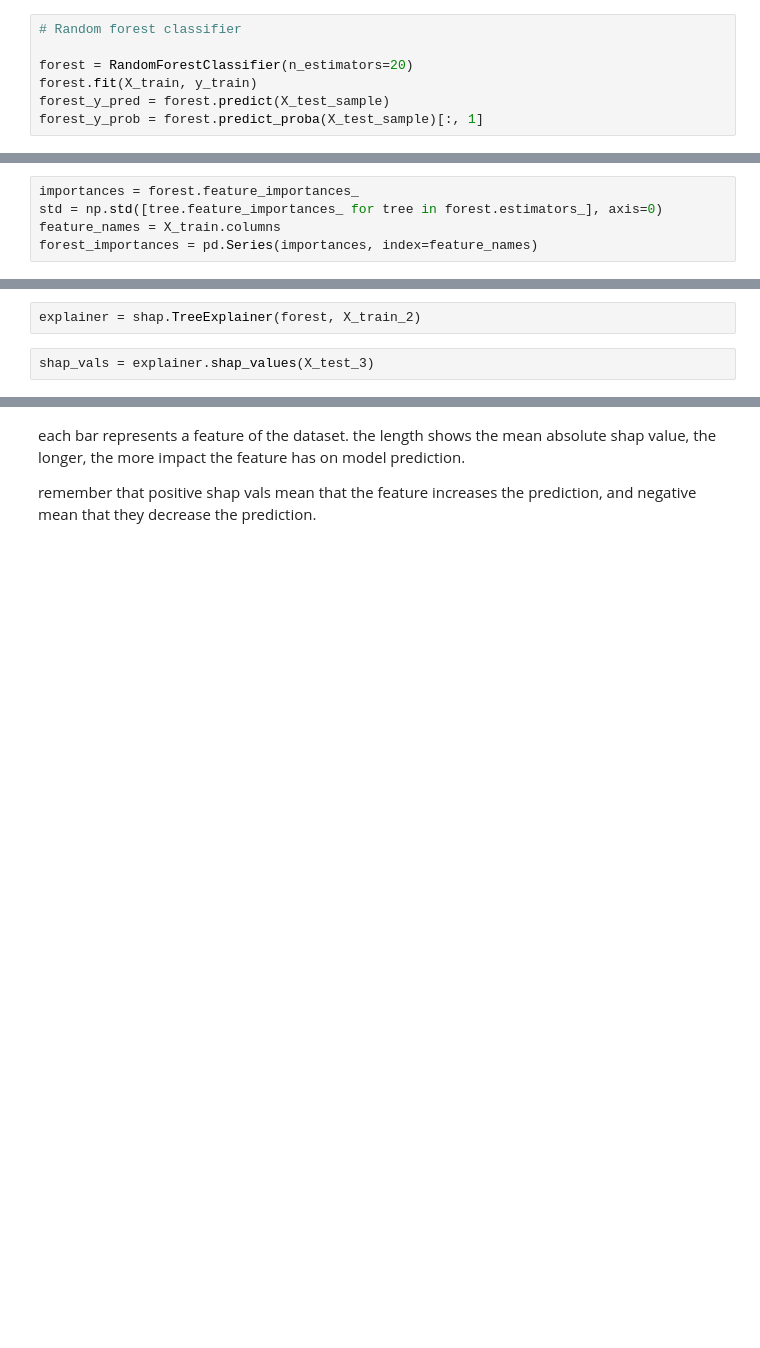
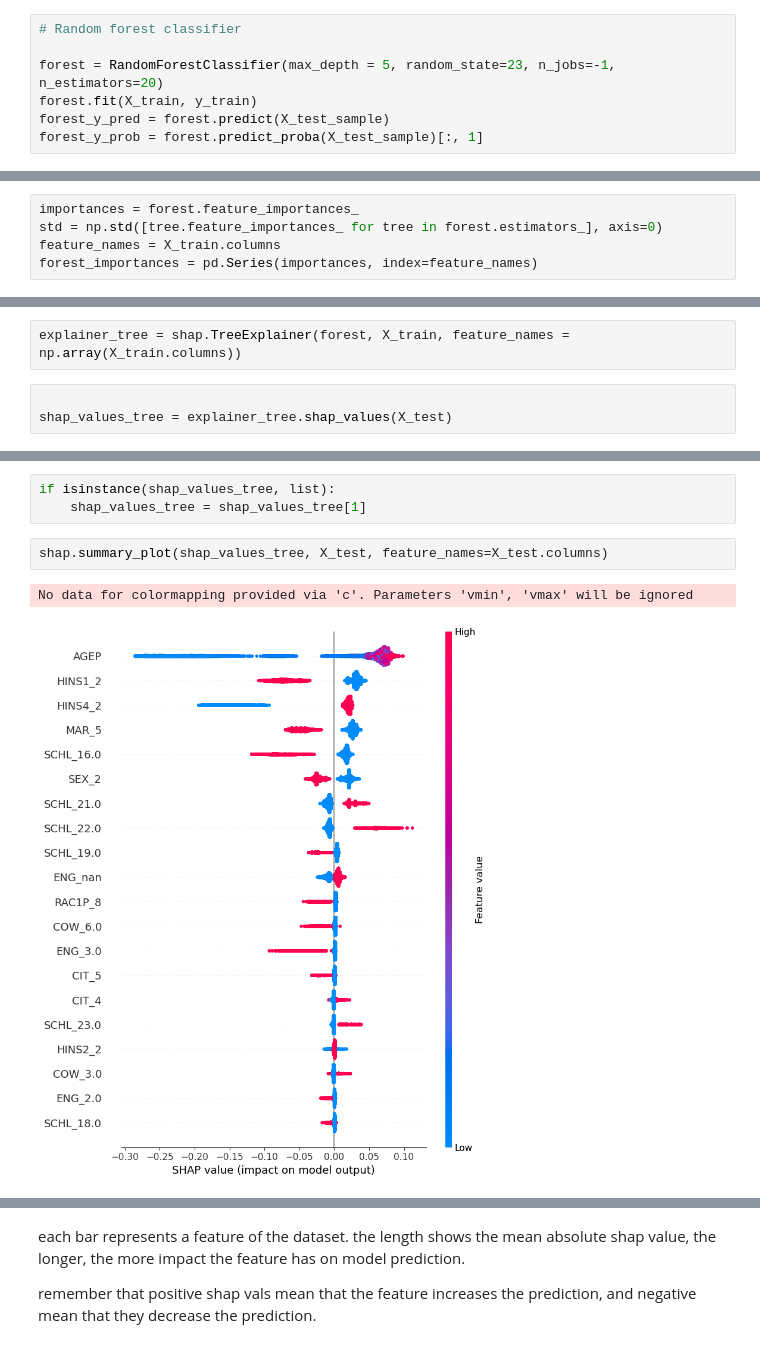
Before and after one commit to AlteaF/Algorithmic_Fairness_2025, a Jupyter notebook: ex4/afae24-exercise4.ipynb, the cells around one changed output, grey strips where cells are left out. Cells and saved outputs as stored; diff of their text form; blank space fills up the shorter version.

```diff
--- a/ex4/afae24-exercise4.ipynb
+++ b/ex4/afae24-exercise4.ipynb
@@ -151,7 +151,7 @@ shap.force_plot(shap_values[44], link="logit")
 # %%
 # Random forest classifier
 
-forest = RandomForestClassifier(n_estimators=20)
+forest = RandomForestClassifier(max_depth = 5, random_state=23, n_jobs=-1, n_estimators=20)
 forest.fit(X_train, y_train)
 forest_y_pred = forest.predict(X_test_sample)
 forest_y_prob = forest.predict_proba(X_test_sample)[:, 1]
@@ -173,4 +169,5 @@ X_test_3 = logistic_model["scaler"].transform(X_test_sample)
 # %%
-explainer = shap.TreeExplainer(forest, X_train_2)
+explainer_tree = shap.TreeExplainer(forest, X_train, feature_names = np.array(X_train.columns))
 # %%
-shap_vals = explainer.shap_values(X_test_3)
+
+shap_values_tree = explainer_tree.shap_values(X_test)
@@ -180,0 +182,8 @@ Error:
+# %%
+if isinstance(shap_values_tree, list):
+    shap_values_tree = shap_values_tree[1]
+# %%
+shap.summary_plot(shap_values_tree, X_test, feature_names=X_test.columns)
+# %% [output]
+No data for colormapping provided via 'c'. Parameters 'vmin', 'vmax' will be ignored
+[figure, added]
```
Also changed, not shown: parts of 18 cells of this notebook.
